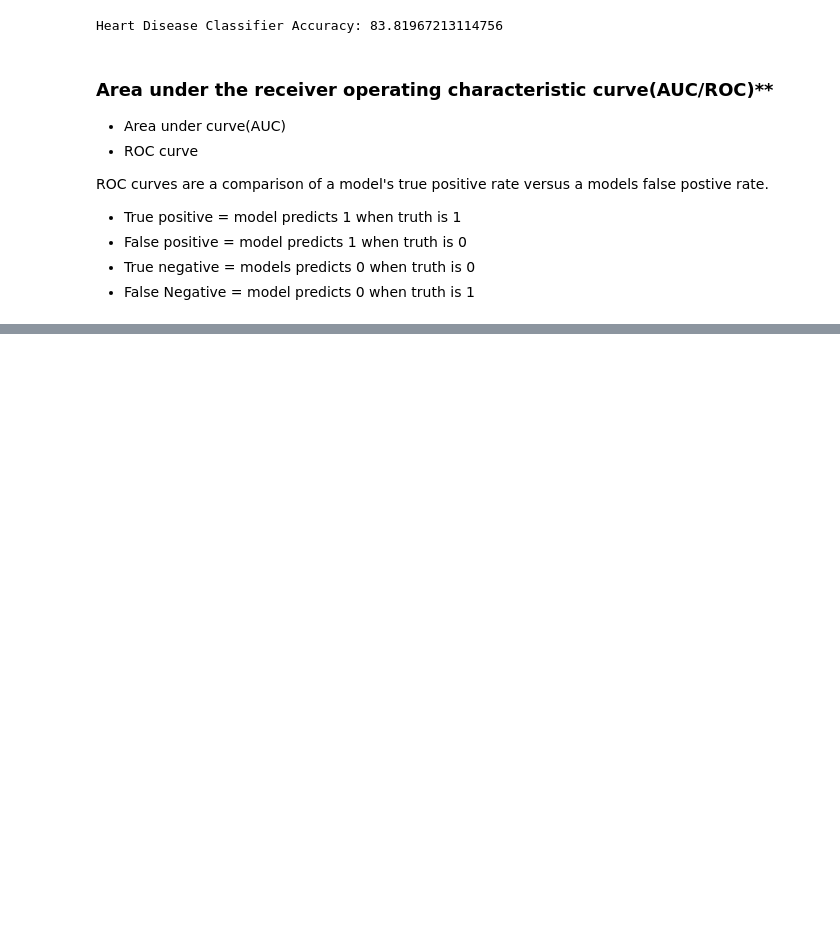
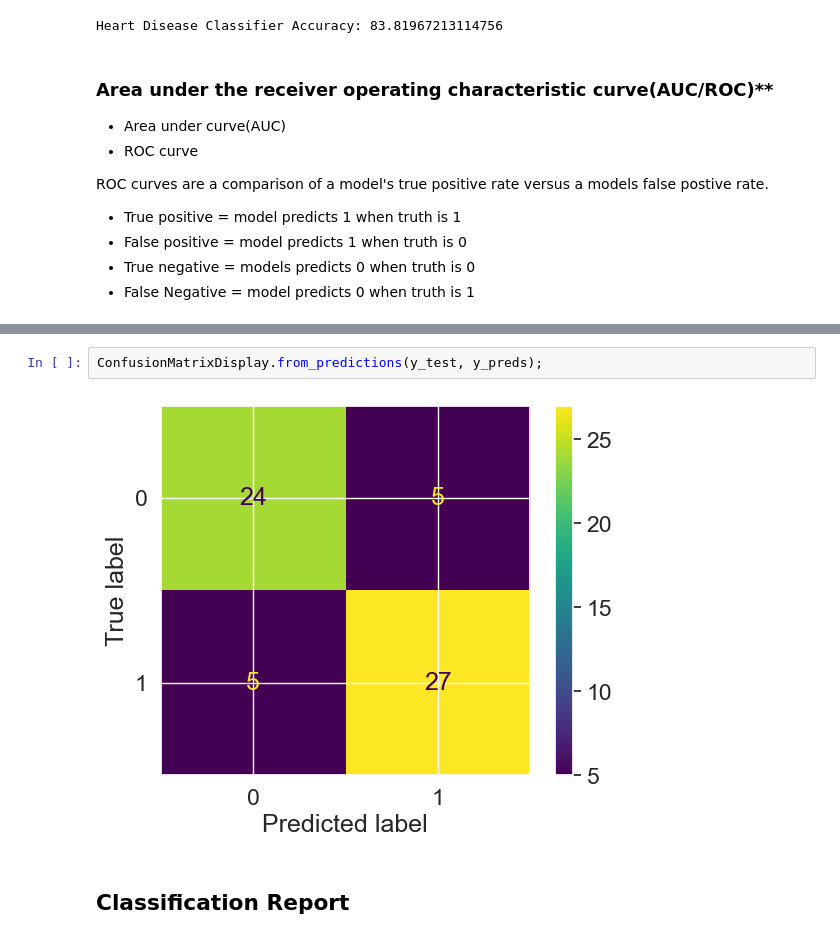
Before and after one commit to LivingstonTardzenyuy/Data-Science-Machine-Learning, a Jupyter notebook: Scikit-Learn/Introduction to Scikit-Learn.ipynb, the cells around one changed output, grey strips where cells are left out. Cells and saved outputs as stored; diff of their text form; blank space fills up the shorter version.

Commit message:
Learn about matric validation in Regression and Classification problems

```diff
--- a/Scikit-Learn/Introduction to Scikit-Learn.ipynb
+++ b/Scikit-Learn/Introduction to Scikit-Learn.ipynb
@@ -1110,0 +1152,6 @@ Text(0, 0.5, 'True positive Rate')
+# %%
+ConfusionMatrixDisplay.from_predictions(y_test, y_preds);
+# %% [output]
+[figure, added]
+# %% [markdown]
+## Classification Report
```
Also changed, not shown: parts of 26 cells of this notebook.
